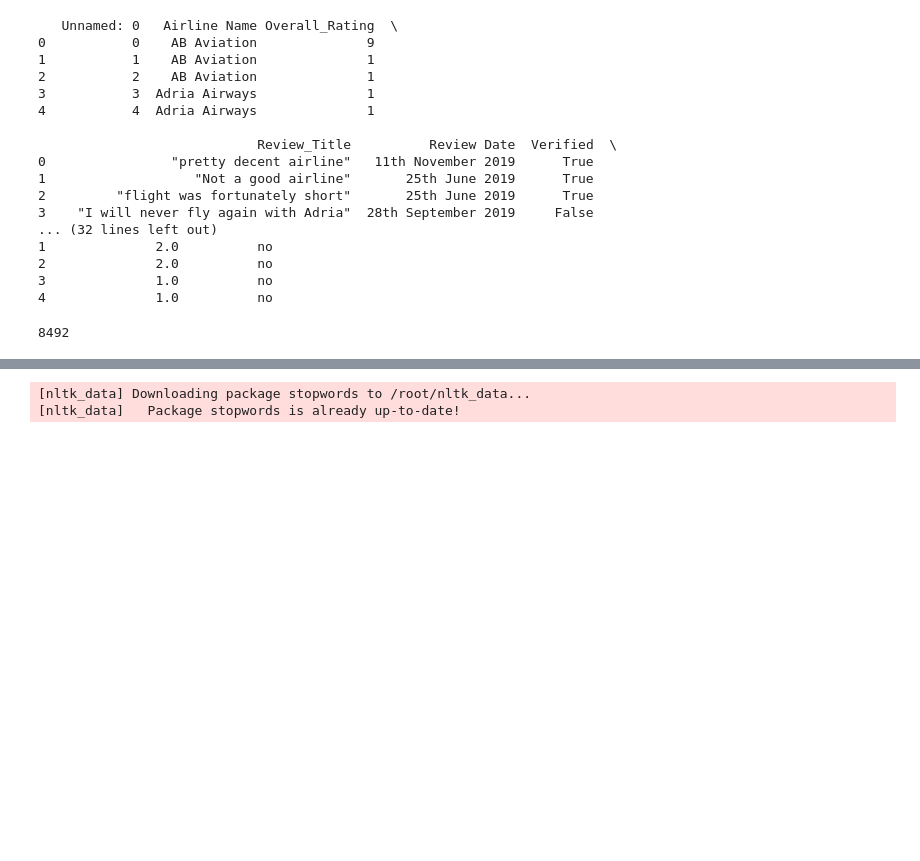
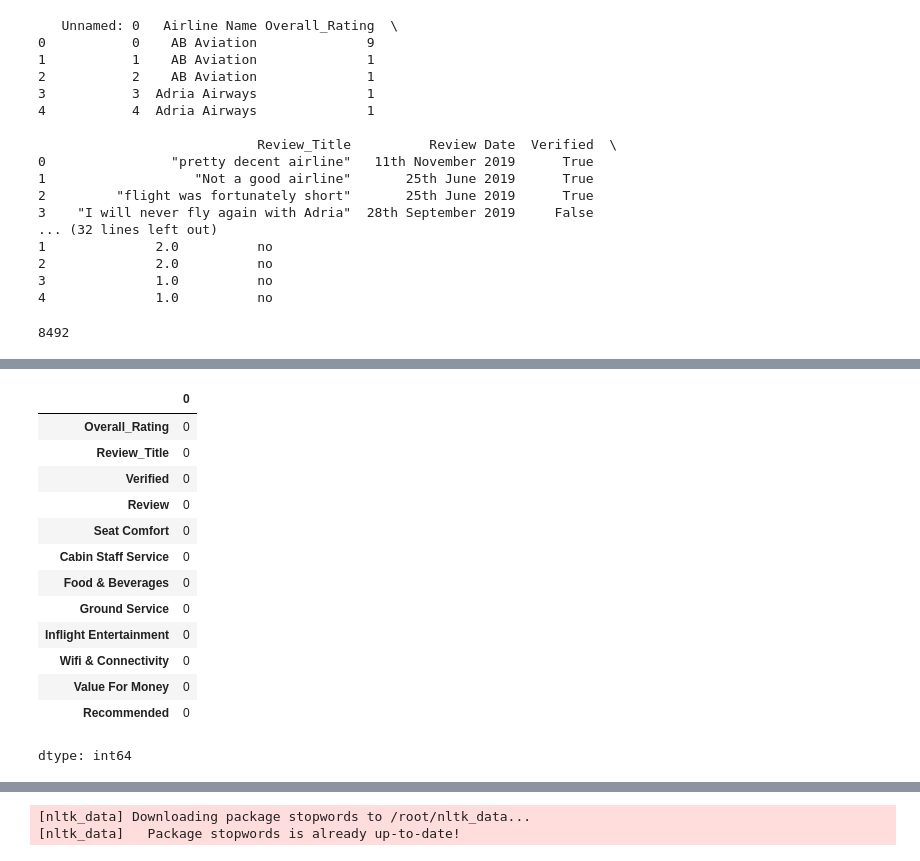
Before and after one commit to harshamathew1/Sentiment_analysis, a Jupyter notebook: project.ipynb, the cells around one changed output, grey strips where cells are left out. Drawn from its saved outputs; the diff is of its cells as text; code cells hidden in the pictures; blank space fills up the shorter version.

```diff
--- a/project.ipynb
+++ b/project.ipynb
@@ -82,0 +117,17 @@ df.dropna(subset=['Review'], inplace=True)
+# %%
+df.isnull().sum()
+# %% [output]
+|  | 0 |
+| Overall_Rating | 0 |
+| Review_Title | 0 |
+| Verified | 0 |
+| Review | 0 |
+| Seat Comfort | 0 |
+| Cabin Staff Service | 0 |
+| Food & Beverages | 0 |
+| Ground Service | 0 |
+| Inflight Entertainment | 0 |
+| Wifi & Connectivity | 0 |
+| Value For Money | 0 |
+| Recommended | 0 |
+dtype: int64
```
Also changed, not shown: parts of 7 cells of this notebook.
